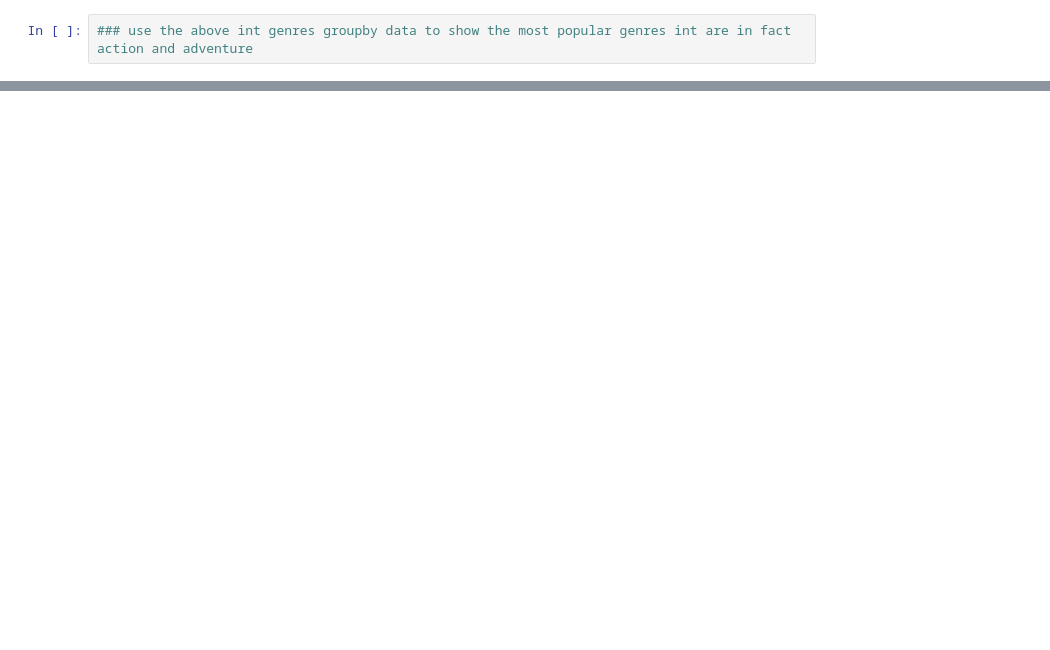
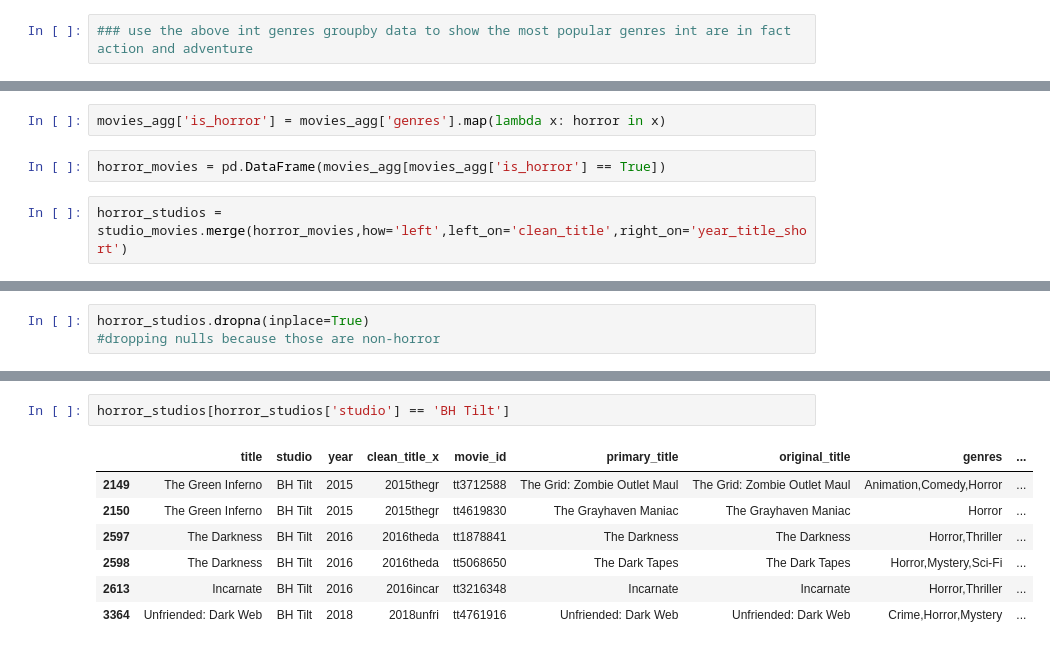
Before and after one commit to brandmend/MovieDataProject, a Jupyter notebook: Movie_Notebook_v1.ipynb, the cells around one changed output, grey strips where cells are left out. Saved outputs shown, nothing was run; the diff lists cells and outputs as text; blank space fills up the shorter version.

```diff
--- a/Movie_Notebook_v1.ipynb
+++ b/Movie_Notebook_v1.ipynb
@@ -1063,0 +1230,6 @@ sns.histplot(x=int_genres['total_weight_adj'],bins=5,binrange=(0,700))
+# %%
+movies_agg['is_horror'] = movies_agg['genres'].map(lambda x: horror in x)
+# %%
+horror_movies = pd.DataFrame(movies_agg[movies_agg['is_horror'] == True])
+# %%
+horror_studios = studio_movies.merge(horror_movies,how='left',left_on='clean_title',right_on='year_title_short')
@@ -1063,0 +1256,3 @@ sns.histplot(x=int_genres['total_weight_adj'],bins=5,binrange=(0,700))
+# %%
+horror_studios.dropna(inplace=True)
+#dropping nulls because those are non-horror
@@ -1063,0 +1279,10 @@ sns.histplot(x=int_genres['total_weight_adj'],bins=5,binrange=(0,700))
+# %%
+horror_studios[horror_studios['studio'] == 'BH Tilt']
+# %% [output]
+|  | title | studio | year | clean_title_x | movie_id | primary_title | original_title | genres | ... |
+| 2149 | The Green Inferno | BH Tilt | 2015 | 2015thegr | tt3712588 | The Grid: Zombie Outlet Maul | The Grid: Zombie Outlet Maul | Animation,Comedy,Horror | ... |
+| 2150 | The Green Inferno | BH Tilt | 2015 | 2015thegr | tt4619830 | The Grayhaven Maniac | The Grayhaven Maniac | Horror | ... |
+| 2597 | The Darkness | BH Tilt | 2016 | 2016theda | tt1878841 | The Darkness | The Darkness | Horror,Thriller | ... |
+| 2598 | The Darkness | BH Tilt | 2016 | 2016theda | tt5068650 | The Dark Tapes | The Dark Tapes | Horror,Mystery,Sci-Fi | ... |
+| 2613 | Incarnate | BH Tilt | 2016 | 2016incar | tt3216348 | Incarnate | Incarnate | Horror,Thriller | ... |
+| 3364 | Unfriended: Dark Web | BH Tilt | 2018 | 2018unfri | tt4761916 | Unfriended: Dark Web | Unfriended: Dark Web | Crime,Horror,Mystery | ... |
```
Also changed, not shown: parts of 30 cells of this notebook.
